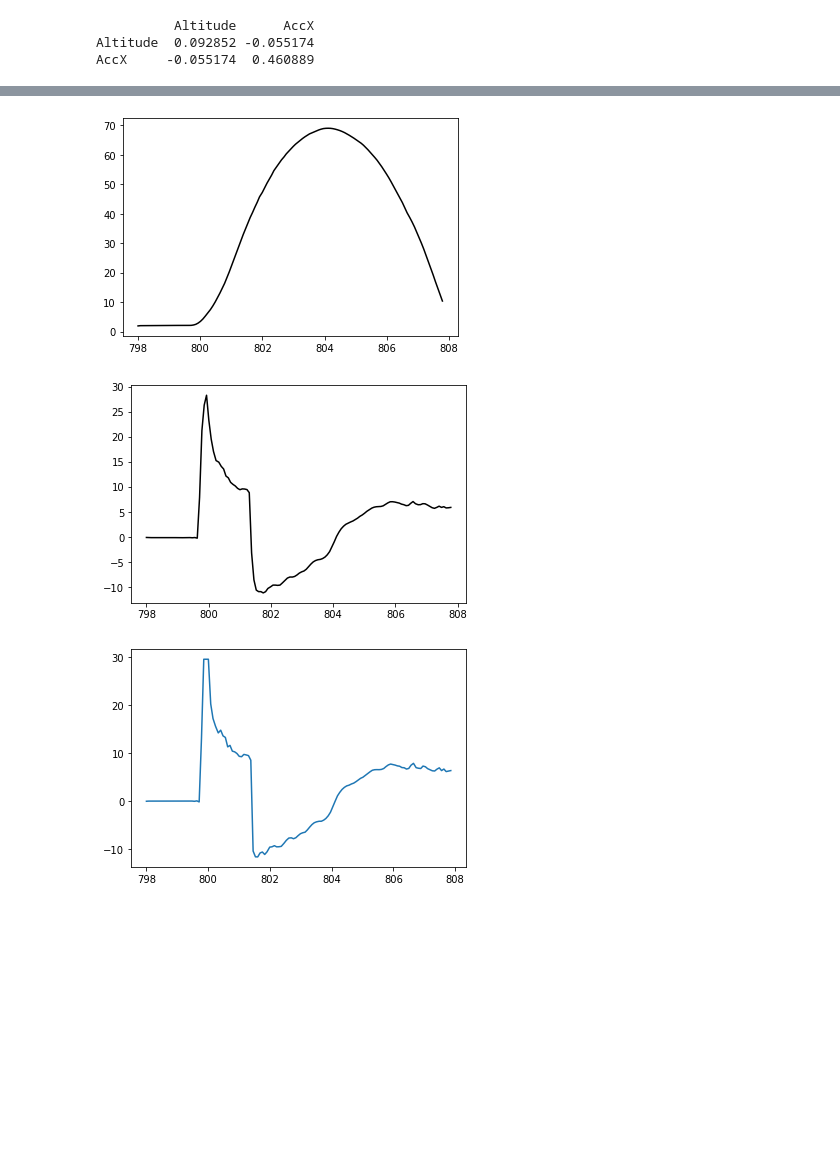
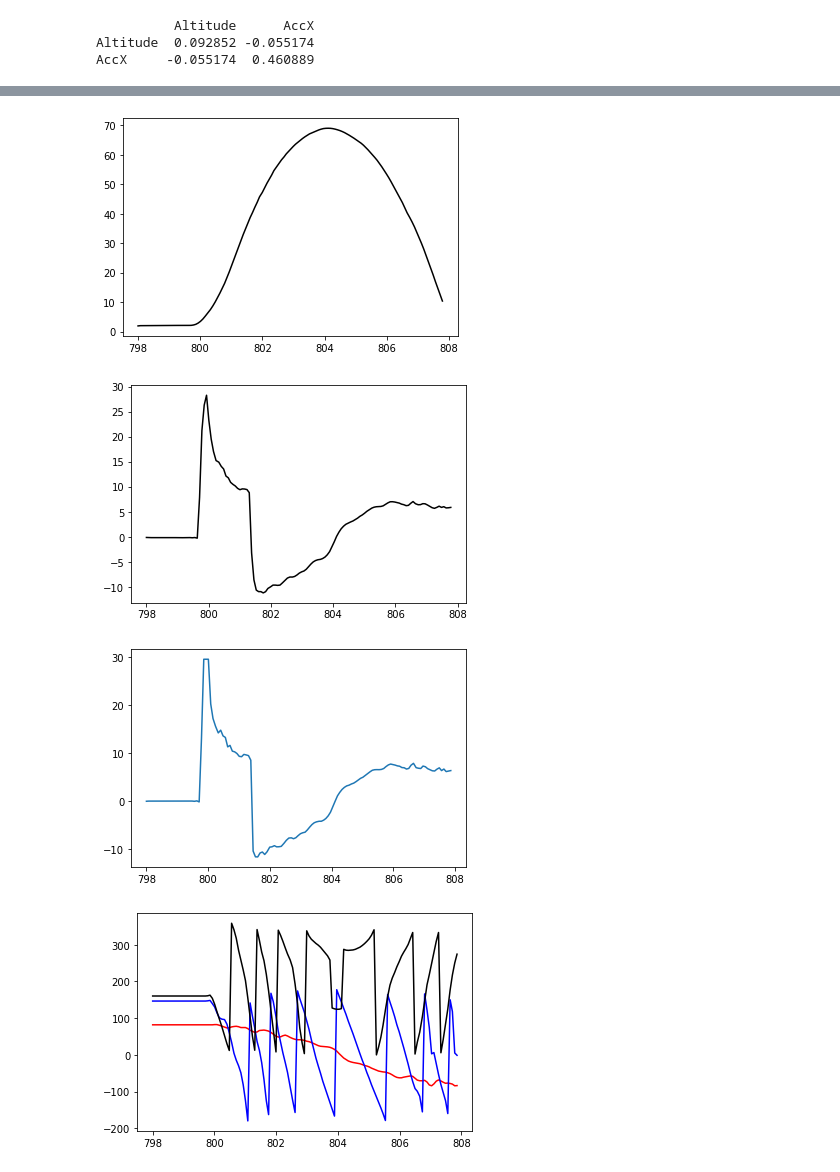
Before and after one commit to KianPardoe/RocketPy, a Jupyter notebook: Test_Flight_Data/Kalman_Testing.ipynb, the cells around one changed output, grey strips where cells are left out. Cells and saved outputs as stored; diff of their text form; code cells hidden in the pictures; blank space fills up the shorter version.

```diff
--- a/Test_Flight_Data/Kalman_Testing.ipynb
+++ b/Test_Flight_Data/Kalman_Testing.ipynb
@@ -73,18 +73,24 @@ for i in range(1, len(Time)):
 # %%
 #plt.plot(Time, Alt)
 #plt.show()
+import math
 plt.plot(Time[:-1], V_Baro, 'r')
 plt.plot(Time, V_Acc, 'b')
 plt.plot(Time[:-1], Vel_pred, 'k')
 plt.show()
 plt.plot(Time[:-1], Alt_pred, 'k')
 plt.show()
 plt.plot(Time[:-1], Acc_pred, 'k')
 plt.show()
 plt.plot(Time, Acc_Z)
 plt.show()
+plt.plot(Time, data["AngleY"]*(180/math.pi), 'r')
+plt.plot(Time, data["AngleZ"]*(180/math.pi), 'b')
+plt.plot(Time, data["AngleX"]*(180/math.pi), 'k')
+plt.show()
 # %% [output]
 [figure]
 [figure]
 [figure]
 [figure]
+[figure, added]
```
